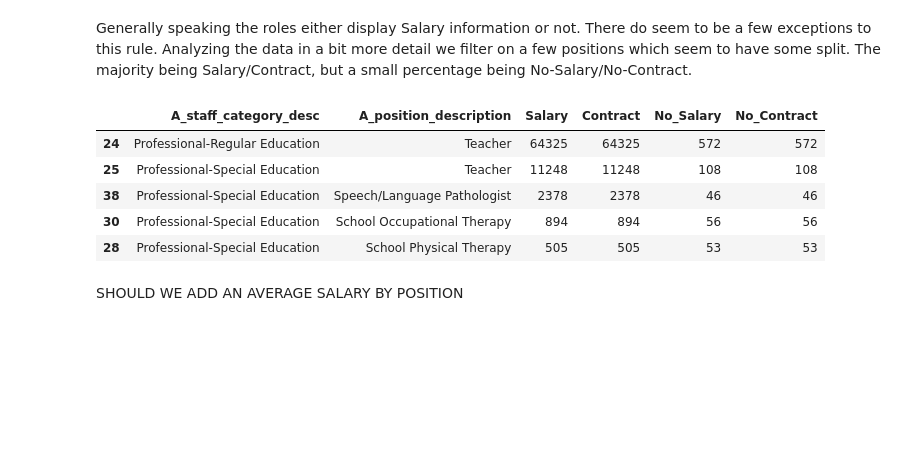
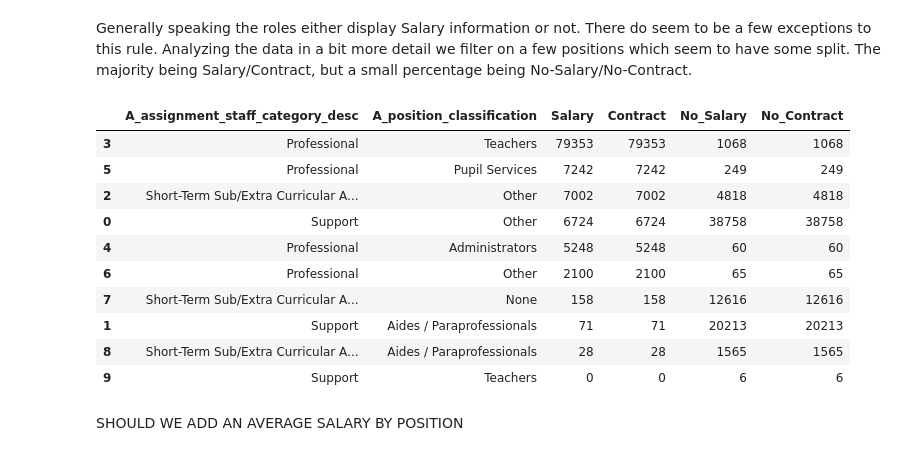
Before and after one commit to j-buss/wi-dpi, a Jupyter notebook: eda/5.0_Analysis.ipynb, the cells around one changed output. Saved outputs shown, nothing was run; the diff lists cells and outputs as text; code cells hidden in the pictures; blank space fills up the shorter version.

```diff
--- a/eda/5.0_Analysis.ipynb
+++ b/eda/5.0_Analysis.ipynb
@@ -235,19 +264,20 @@ df_role_cat_w_salary\
 # %% [markdown]
 Generally speaking the roles either display Salary information or not. There do seem to be a few exceptions to this rule. Analyzing the data in a bit more detail we filter on a few positions which seem to have some split. The majority being Salary/Contract, but a small percentage being No-Salary/No-Contract.
-# %%
-df_role_cat_w_salary[['A_staff_category_desc','A_position_description','Salary','Contract','No_Salary','No_Contract']]\
-  [(df_role_cat_w_salary['A_position_description']=='Teacher') |
-   (df_role_cat_w_salary['A_position_description']=='School Physical Therapy') |
-   (df_role_cat_w_salary['A_position_description']=='School Occupational Therapy') |
-   (df_role_cat_w_salary['A_position_description']=='Speech/Language Pathologist')]\
-  .sort_values(by=['Salary','No_Salary'],ascending=False)
-# %% [output]
-|  | A_staff_category_desc | A_position_description | Salary | Contract | No_Salary | No_Contract |
-| 24 | Professional-Regular Education | Teacher | 64325 | 64325 | 572 | 572 |
-| 25 | Professional-Special Education | Teacher | 11248 | 11248 | 108 | 108 |
-| 38 | Professional-Special Education | Speech/Language Pathologist | 2378 | 2378 | 46 | 46 |
-| 30 | Professional-Special Education | School Occupational Therapy | 894 | 894 | 56 | 56 |
-| 28 | Professional-Special Education | School Physical Therapy | 505 | 505 | 53 | 53 |
+# %%
+df_role_cat_w_salary_2017.sort_values(['Salary','No_Salary'],ascending=False)
+#result = df.sort(['A', 'B'], ascending=[1, 0])
+# %% [output]
+|  | A_assignment_staff_category_desc | A_position_classification | Salary | Contract | No_Salary | No_Contract |
+| 3 | Professional | Teachers | 79353 | 79353 | 1068 | 1068 |
+| 5 | Professional | Pupil Services | 7242 | 7242 | 249 | 249 |
+| 2 | Short-Term Sub/Extra Curricular A... | Other | 7002 | 7002 | 4818 | 4818 |
+| 0 | Support | Other | 6724 | 6724 | 38758 | 38758 |
+| 4 | Professional | Administrators | 5248 | 5248 | 60 | 60 |
+| 6 | Professional | Other | 2100 | 2100 | 65 | 65 |
+| 7 | Short-Term Sub/Extra Curricular A... | None | 158 | 158 | 12616 | 12616 |
+| 1 | Support | Aides / Paraprofessionals | 71 | 71 | 20213 | 20213 |
+| 8 | Short-Term Sub/Extra Curricular A... | Aides / Paraprofessionals | 28 | 28 | 1565 | 1565 |
+| 9 | Support | Teachers | 0 | 0 | 6 | 6 |
 # %% [markdown]
 SHOULD WE ADD AN AVERAGE SALARY BY POSITION
 # %% [markdown]
```
Also changed, not shown: parts of 13 cells of this notebook.
